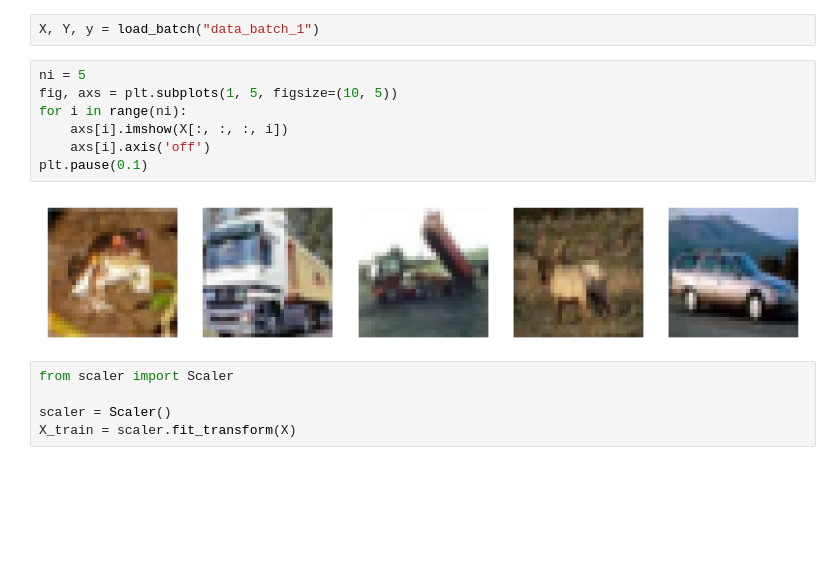
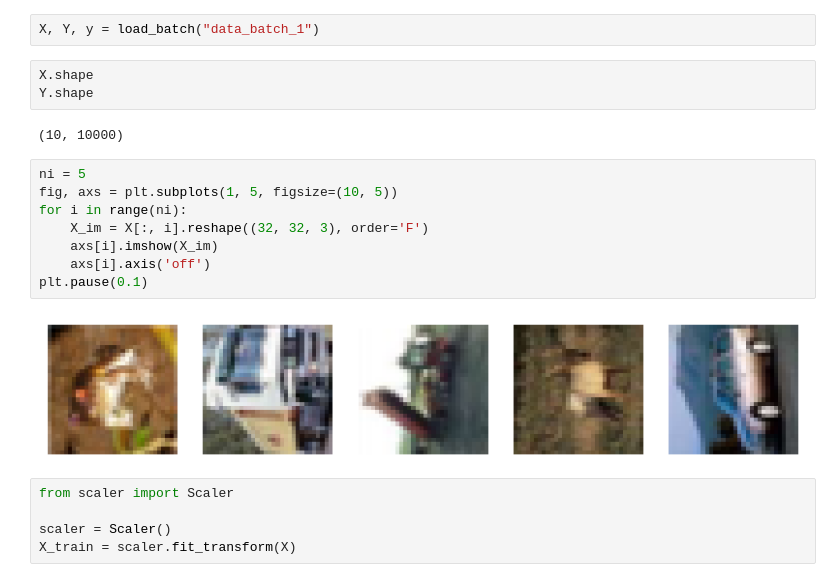
Before and after one commit to kahoujo1/DD2424-assignments, a Jupyter notebook: assignment1/src/ntb.ipynb, the cells around one changed output. Cells and saved outputs as stored; diff of their text form; blank space fills up the shorter version.

```diff
--- a/assignment1/src/ntb.ipynb
+++ b/assignment1/src/ntb.ipynb
@@ -3,15 +3,21 @@ from utils import load_batch
 import matplotlib.pyplot as plt
 # %%
 X, Y, y = load_batch("data_batch_1")
+# %%
+X.shape
+Y.shape
+# %% [output]
+(10, 10000)
 # %%
 ni = 5
 fig, axs = plt.subplots(1, 5, figsize=(10, 5))
 for i in range(ni):
-    axs[i].imshow(X[:, :, :, i])
+    X_im = X[:, i].reshape((32, 32, 3), order='F')
+    axs[i].imshow(X_im)
     axs[i].axis('off')
 plt.pause(0.1)
 # %% [output]
-[figure, old version]
+[figure, new version]
 # %%
 from scaler import Scaler
 
```
Also changed, not shown: parts of 12 cells of this notebook, 4 other files.
